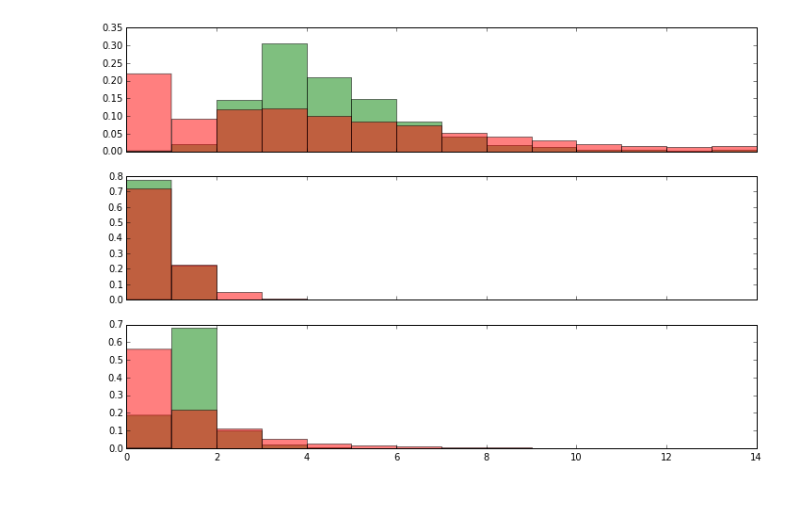
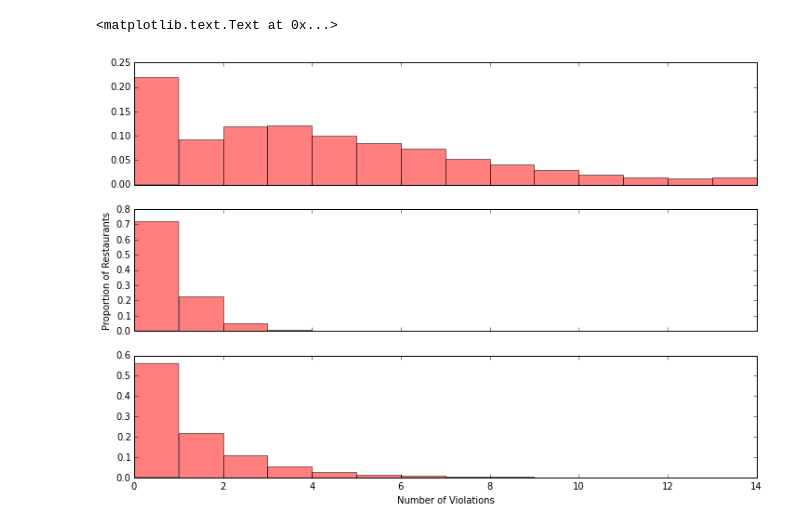
Before and after one commit to reallyasi9/CityOfBostonRestaurantCode, a Jupyter notebook: inspecting_predictions.ipynb, the cells around one changed output. Saved outputs shown, nothing was run; the diff lists cells and outputs as text; code cells hidden in the pictures; blank space fills up the shorter version.

```diff
--- a/inspecting_predictions.ipynb
+++ b/inspecting_predictions.ipynb
@@ -37,0 +11,16 @@ submit_df.head(10)
+# %%
+train_df = pandas.DataFrame.from_csv("processed_data/training_data_raw.csv", index_col="id")
+phase1_df = pandas.DataFrame.from_csv("processed_data/submission_data_raw.csv", index_col="id")
+phase2_df = pandas.DataFrame.from_csv("processed_data/phase2_data_raw.csv", index_col="id")
+# Drop worthless checkin data
+worthless_re = re.compile(r"^checkin_info")
+worthless_cols = [col for col in train_df.columns for m in [worthless_re.search(col)] if m]
+train_df.drop(worthless_cols, inplace=True, axis="columns")
+phase1_df.drop(worthless_cols, inplace=True, axis="columns")
+phase2_df.drop(worthless_cols, inplace=True, axis="columns")
+# Add a column that tells me whether or not this is the first measurement
+first_ids = train_df.groupby("restaurant_id")["date"].nsmallest(1).reset_index("id")["id"]
+first_inspections = train_df.index.isin(first_ids)
+train_df["first"] = 0.
+train_df.loc[first_inspections, "first"] = 1.
+train_df.head(10)
@@ -38,11 +41,13 @@ submit_df.head(10)
 # %%
-fig, axs = matplotlib.pyplot.subplots(3, sharex=True)
-fig.set_size_inches(12, 8)
+fig1, axs1 = matplotlib.pyplot.subplots(3, sharex=True)
+fig1.set_size_inches(12, 8)
 
 for i, label in enumerate(['*', '**', '***']):
-    submit_data = submit_df.reset_index()[label]
     train_data = train_df.reset_index()[label]
-    axs[i].hist(submit_data, normed=True, bins=range(0, 15), facecolor='green', alpha=0.5)
-    axs[i].hist(train_data, normed=True, bins=range(0, 15), facecolor='red', alpha=0.5)
+    axs1[i].hist(train_data, normed=True, bins=range(0, 15), facecolor='red', alpha=0.5)
+
+axs1[2].set_xlabel("Number of Violations")
+axs1[1].set_ylabel("Proportion of Restaurants")
 # %% [output]
+<matplotlib.text.Text at 0x...>
-[figure, old version]
+[figure, new version]
```
Also changed, not shown: parts of 10 cells of this notebook.
